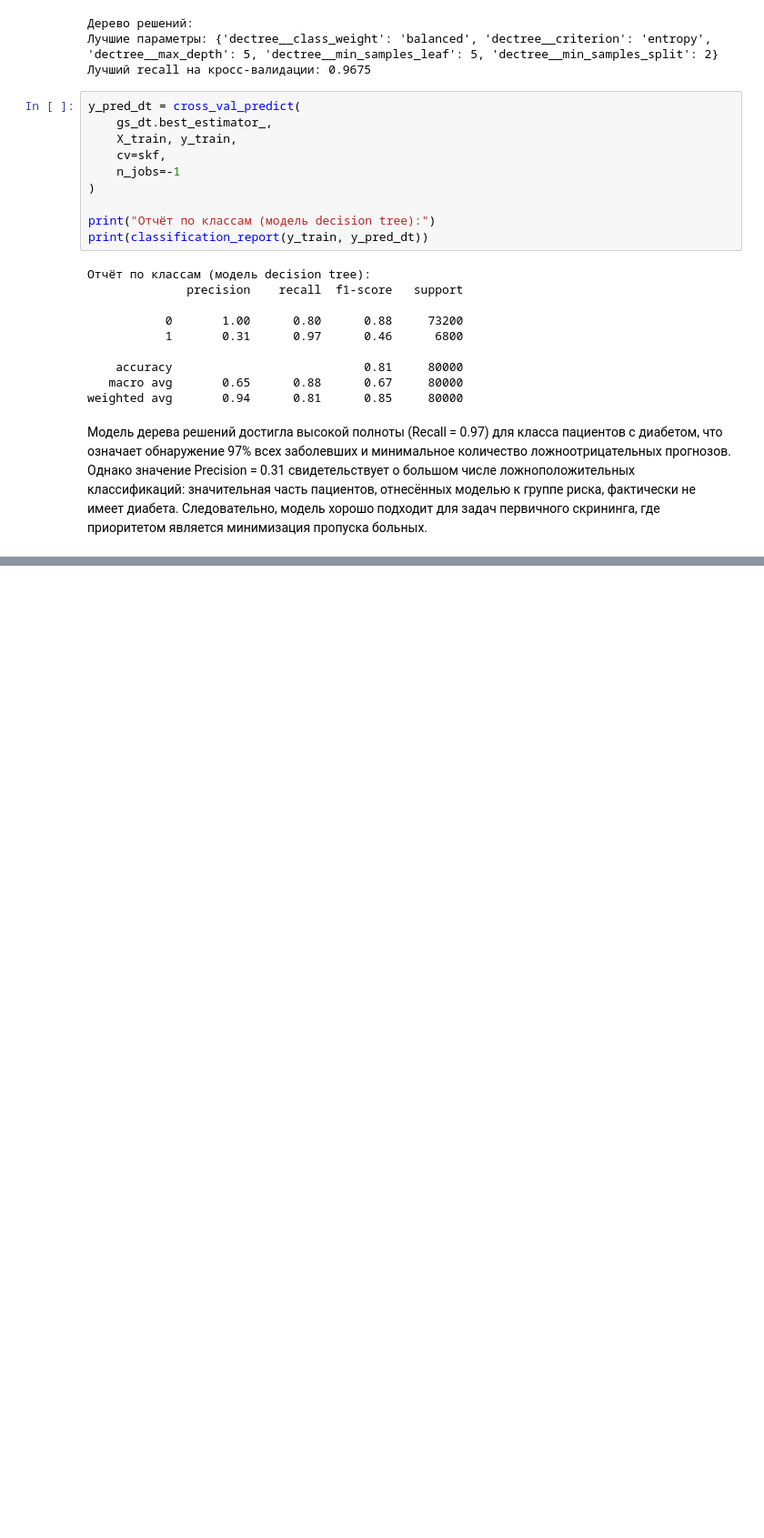
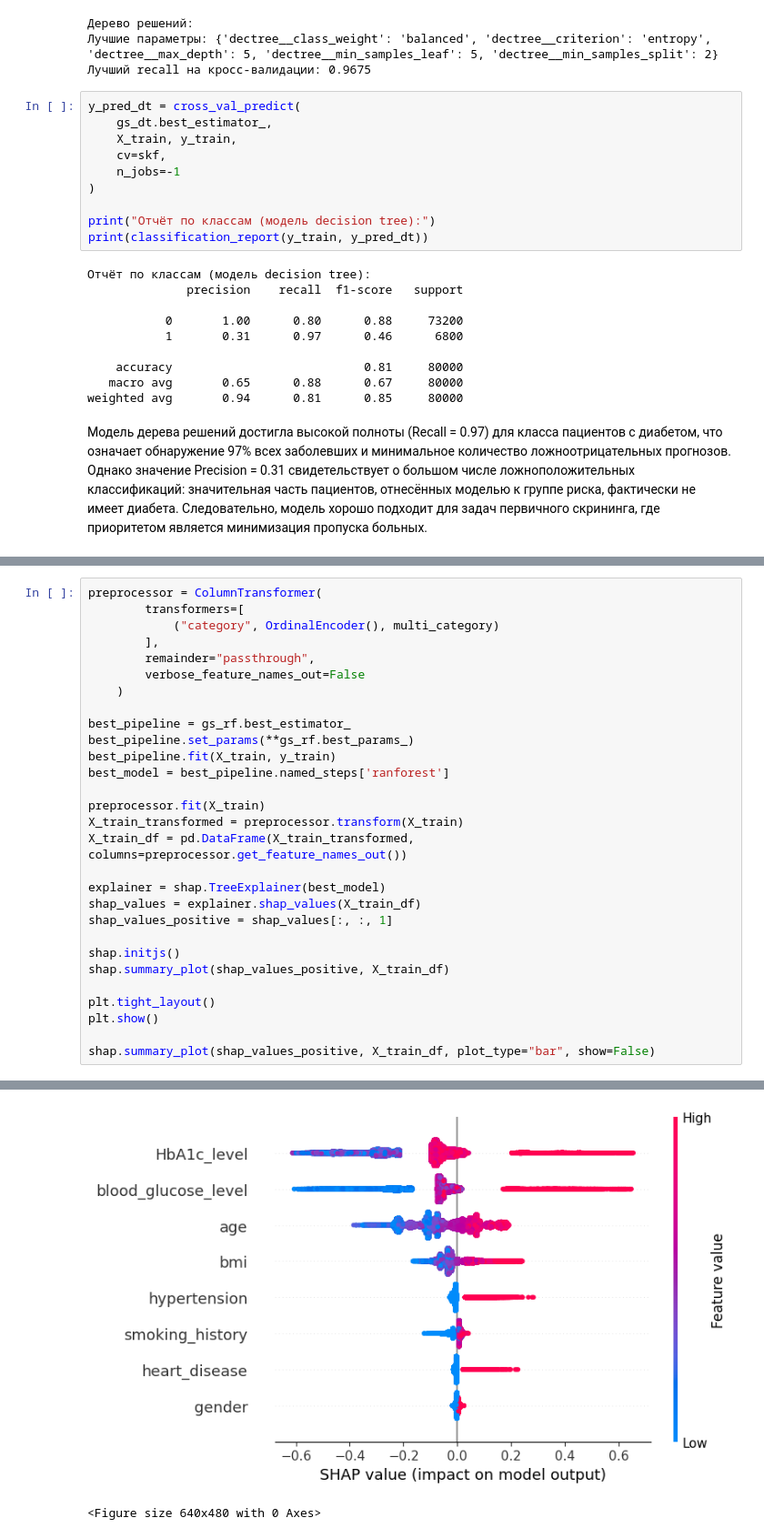
Before and after one commit to Valuxalo/ML_diabetes_prediction, a Jupyter notebook: notebooks/ML.ipynb, the cells around one changed output, grey strips where cells are left out. Shown at 91% size. Cells and saved outputs as stored; diff of their text form; blank space fills up the shorter version.

Commit message:
add analyse model

```diff
--- a/notebooks/ML.ipynb
+++ b/notebooks/ML.ipynb
@@ -103,0 +395,30 @@ weighted avg       0.94      0.81      0.85     80000
+# %%
+preprocessor = ColumnTransformer(
+        transformers=[
+            ("category", OrdinalEncoder(), multi_category)
+        ],
+        remainder="passthrough",
+        verbose_feature_names_out=False
+    )
+
+best_pipeline = gs_rf.best_estimator_
+best_pipeline.set_params(**gs_rf.best_params_)
+best_pipeline.fit(X_train, y_train)
+best_model = best_pipeline.named_steps['ranforest']
+
+preprocessor.fit(X_train)
+X_train_transformed = preprocessor.transform(X_train)
+X_train_df = pd.DataFrame(X_train_transformed, columns=preprocessor.get_feature_names_out())
+
+explainer = shap.TreeExplainer(best_model)
+shap_values = explainer.shap_values(X_train_df)
+shap_values_positive = shap_values[:, :, 1]
+
+shap.initjs()
+shap.summary_plot(shap_values_positive, X_train_df)
+
+plt.tight_layout()
+plt.show()
+
+shap.summary_plot(shap_values_positive, X_train_df, plot_type="bar", show=False)
+# %% [output]
@@ -103,0 +426,2 @@ weighted avg       0.94      0.81      0.85     80000
+[figure, added]
+<Figure size 640x480 with 0 Axes>
```
Also changed, not shown: parts of 23 cells of this notebook.
